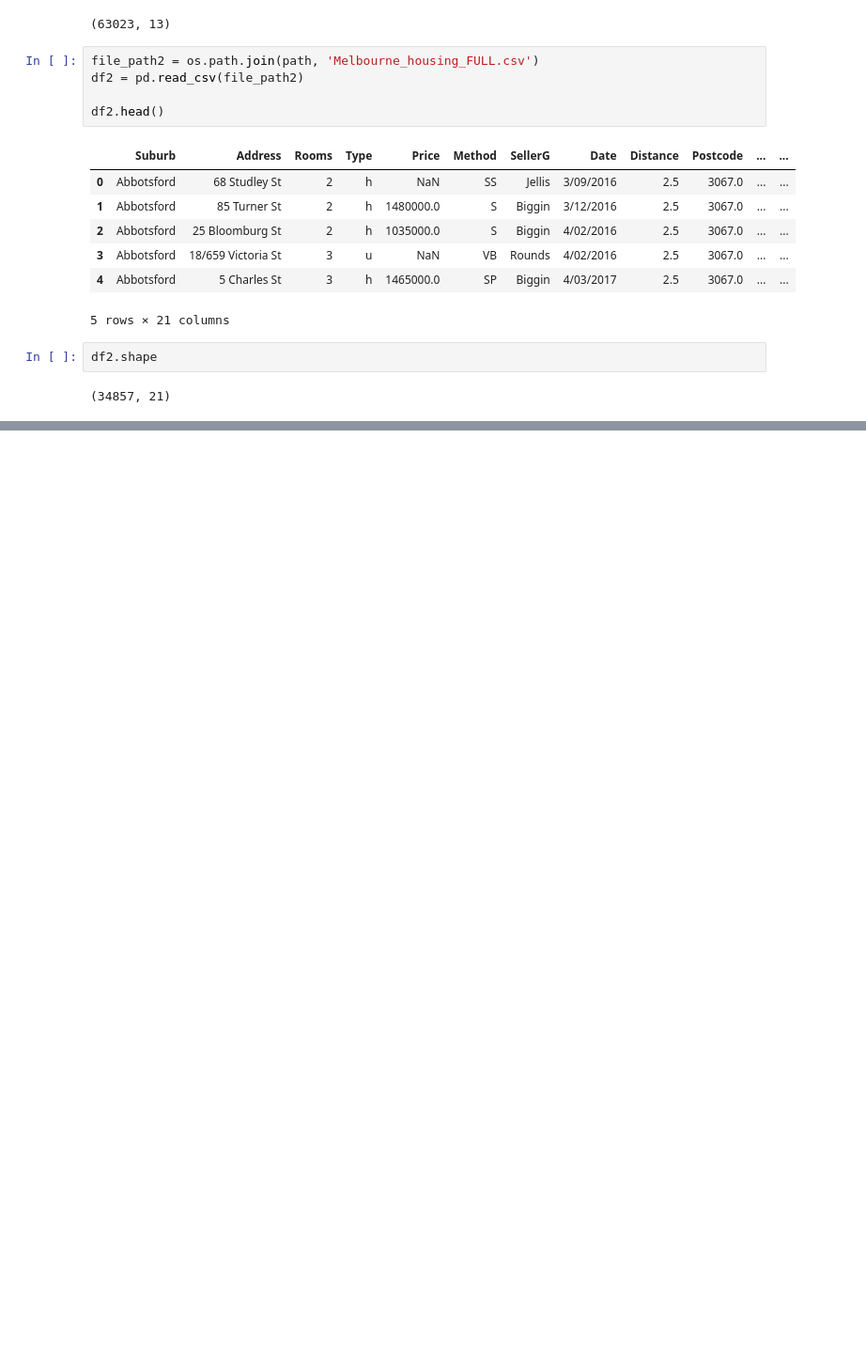
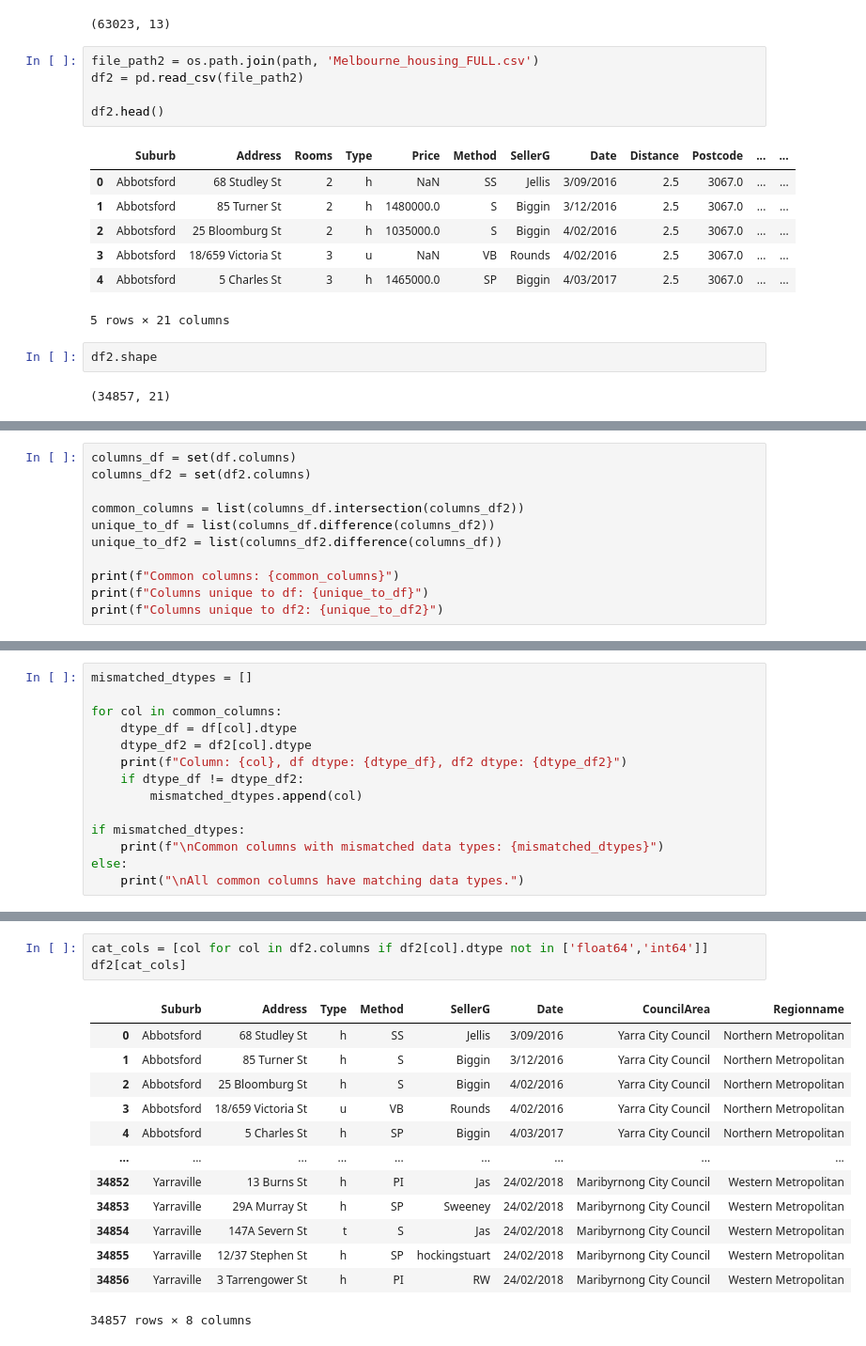
Before and after one commit to rehanalytics/Melbourne_house_price_predictive_analytics, a Jupyter notebook: Untitled0.ipynb, the cells around one changed output, grey strips where cells are left out. Shown at 94% size. Saved outputs shown, nothing was run; the diff lists cells and outputs as text; blank space fills up the shorter version.

```diff
--- a/Untitled0.ipynb
+++ b/Untitled0.ipynb
@@ -57,0 +71,11 @@ df2.shape
+# %%
+columns_df = set(df.columns)
+columns_df2 = set(df2.columns)
+
+common_columns = list(columns_df.intersection(columns_df2))
+unique_to_df = list(columns_df.difference(columns_df2))
+unique_to_df2 = list(columns_df2.difference(columns_df))
+
+print(f"Common columns: {common_columns}")
+print(f"Columns unique to df: {unique_to_df}")
+print(f"Columns unique to df2: {unique_to_df2}")
@@ -57,0 +94,14 @@ df2.shape
+# %%
+mismatched_dtypes = []
+
+for col in common_columns:
+    dtype_df = df[col].dtype
+    dtype_df2 = df2[col].dtype
+    print(f"Column: {col}, df dtype: {dtype_df}, df2 dtype: {dtype_df2}")
+    if dtype_df != dtype_df2:
+        mismatched_dtypes.append(col)
+
+if mismatched_dtypes:
+    print(f"\nCommon columns with mismatched data types: {mismatched_dtypes}")
+else:
+    print("\nAll common columns have matching data types.")
@@ -57,0 +281,17 @@ df2.shape
+# %%
+cat_cols = [col for col in df2.columns if df2[col].dtype not in ['float64','int64']]
+df2[cat_cols]
+# %% [output]
+|  | Suburb | Address | Type | Method | SellerG | Date | CouncilArea | Regionname |
+| 0 | Abbotsford | 68 Studley St | h | SS | Jellis | 3/09/2016 | Yarra City Council | Northern Metropolitan |
+| 1 | Abbotsford | 85 Turner St | h | S | Biggin | 3/12/2016 | Yarra City Council | Northern Metropolitan |
+| 2 | Abbotsford | 25 Bloomburg St | h | S | Biggin | 4/02/2016 | Yarra City Council | Northern Metropolitan |
+| 3 | Abbotsford | 18/659 Victoria St | u | VB | Rounds | 4/02/2016 | Yarra City Council | Northern Metropolitan |
+| 4 | Abbotsford | 5 Charles St | h | SP | Biggin | 4/03/2017 | Yarra City Council | Northern Metropolitan |
+| ... | ... | ... | ... | ... | ... | ... | ... | ... |
+| 34852 | Yarraville | 13 Burns St | h | PI | Jas | 24/02/2018 | Maribyrnong City Council | Western Metropolitan |
+| 34853 | Yarraville | 29A Murray St | h | SP | Sweeney | 24/02/2018 | Maribyrnong City Council | Western Metropolitan |
+| 34854 | Yarraville | 147A Severn St | t | S | Jas | 24/02/2018 | Maribyrnong City Council | Western Metropolitan |
+| 34855 | Yarraville | 12/37 Stephen St | h | SP | hockingstuart | 24/02/2018 | Maribyrnong City Council | Western Metropolitan |
+| 34856 | Yarraville | 3 Tarrengower St | h | PI | RW | 24/02/2018 | Maribyrnong City Council | Western Metropolitan |
+34857 rows × 8 columns
```
Also changed, not shown: parts of 35 cells of this notebook.
